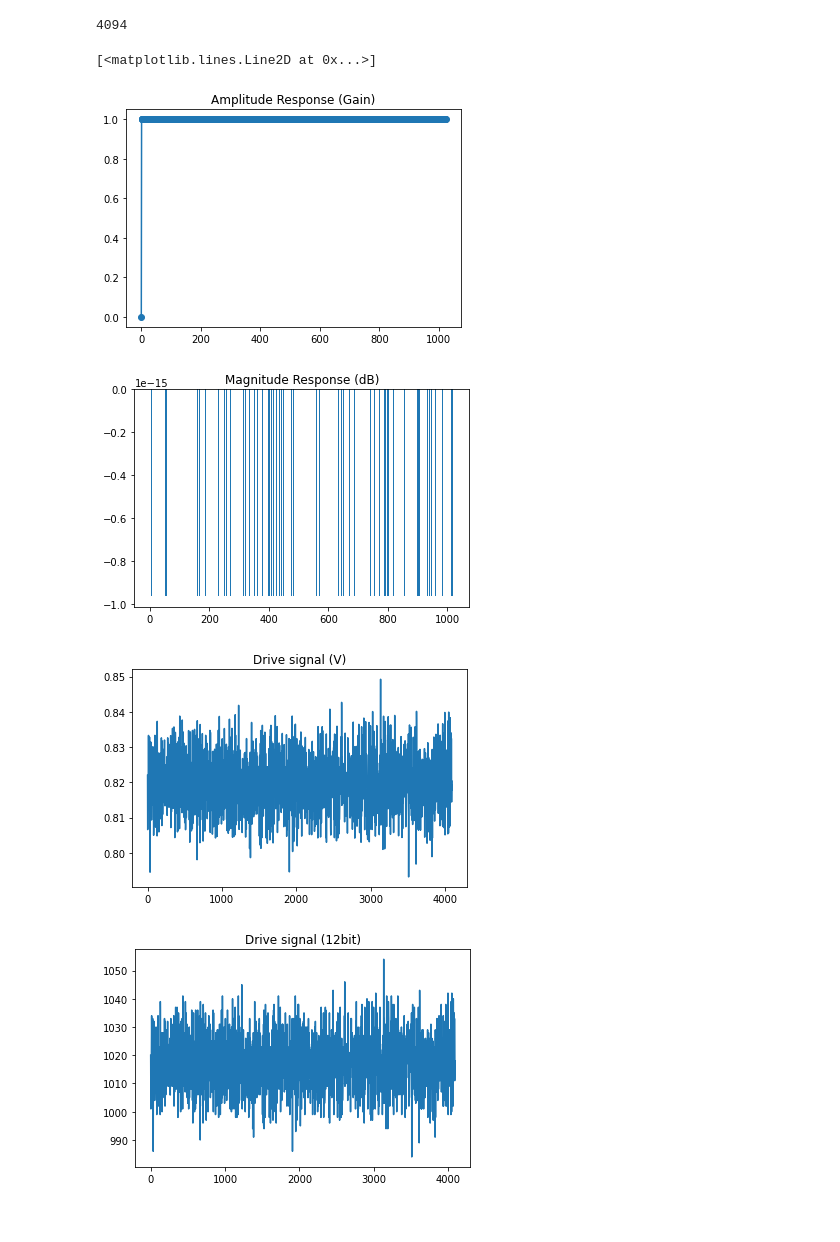
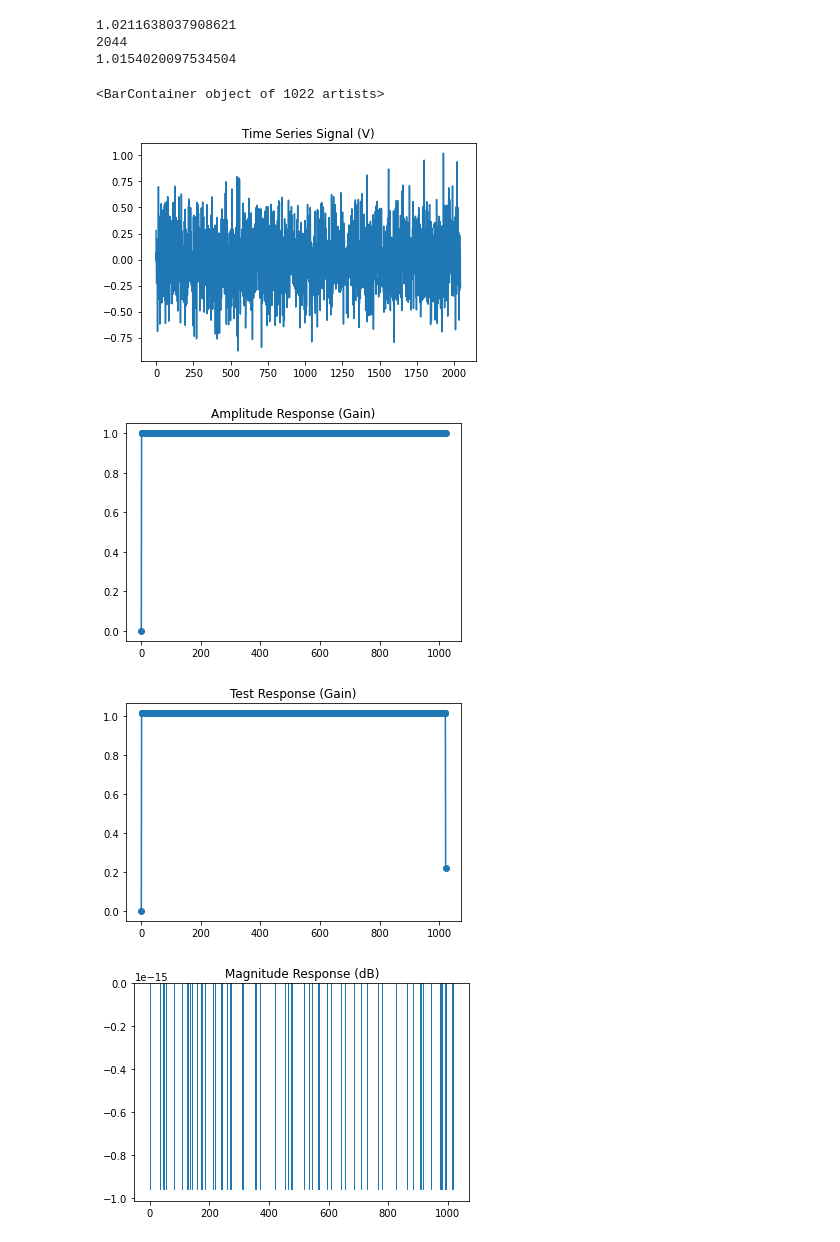
Before and after one commit to mahdiolfat/dsp, a Jupyter notebook: excited.ipynb, the cells around one changed output. Saved outputs shown, nothing was run; the diff lists cells and outputs as text; code cells hidden in the pictures.

Commit message:
generating signals and c tables

```diff
--- a/excited.ipynb
+++ b/excited.ipynb
@@ -22,17 +102,17 @@ def random_phase_multisine(N, P=1, gain=1, fs=1, process=None):
     '''
 
     if process is None:
-        process = np.random.default_rng(123)
+        process = np.random.default_rng()
 
-    #k = process.random(N - 1)
-    k = process.integers(low=1, high=N, size=N-1)
-    U = np.zeros(N * 2, dtype=np.complex128)
+    k = process.integers(low=1, high=N-1, size=N-2)
+    U = np.zeros(N - 1, dtype=np.complex128)
 
     # signal is real, so its spectrum is hermitian (negative frequencies are conjugate symmetric)
-    samples = gain * np.exp(1j * 2 * np.pi * k / N)
+    samples = gain * np.exp(1j * 2 * np.pi * k / (N - 1))
     # create oscillator bank with dc value U[0] = 0
-    U[1:N] = samples
+    U[1:] = samples
 
+    Pu = N * P - 1
     # create time domain signal
-    u = 2 * np.sqrt(UNITY_AMPLITUDE) * np.real(np.fft.irfft(U))
-    return u, U[:N]
+    u = np.sqrt((N - 1) / 2 / np.pi) * np.real(np.fft.irfft(U))
+    return u, U
@@ -50,39 +119,32 @@ def write_to_c_array(data):
 # %%
-    import matplotlib.pyplot as plt
-    N = 1024
-    u, U = random_phase_multisine(N=N)
+N = 1024
+u, U = random_phase_multisine(N=N, P=2)
+print(np.max(u))
+print(len(u))
+plt.figure()
+plt.title('Time Series Signal (V)')
+plt.plot(u)
 
-    plt.figure()
-    plt.title('Amplitude Response (Gain)')
-    plt.plot(np.abs(U), marker='o')
+plt.figure()
+plt.title('Amplitude Response (Gain)')
+plt.plot(np.abs(U), marker='o')
 
-    #plt.figure()
-    #plt.title('Test Response (Gain)')
-    #checkfft = np.fft.rfft(u, n=len(u))[:N]
-    #plt.plot(np.abs(checkfft), marker='o')
+plt.figure()
+plt.title('Test Response (Gain)')
+checkfft = np.fft.rfft(u, n=len(u)) / (4 * np.pi)
+print(np.abs(checkfft)[3])
+plt.plot(np.abs(checkfft), marker='o')
 
-    plt.figure()
-    plt.title('Magnitude Response (dB)')
-    mag = 20 * np.log10(np.abs(U[1:]))
-    plt.bar(np.arange(len(mag)), mag)
-
-    # transform to be output ready
-    u_out = u.copy()
-    u_out += BIAS
-
-    print(len(u_out))
-    dac_table = np.round(u_out * 4095 / 3.3)
-    write_to_c_array(dac_table)
-    plt.figure()
-    plt.title('Drive signal (V)')
-    plt.plot(u_out)
-    plt.figure()
-    plt.title('Drive signal (12bit)')
-    plt.plot(dac_table)
+plt.figure()
+plt.title('Magnitude Response (dB)')
+mag = 20 * np.log10(np.abs(U[1:]))
+plt.bar(np.arange(len(mag)), mag)
 # %% [output]
-4094
+1.0211638037908621
+2044
+1.0154020097534504
-[<matplotlib.lines.Line2D at 0x...>]
+<BarContainer object of 1022 artists>
-[figure, old version]
+[figure, new version]
-[figure, old version]
+[figure, new version]
-[figure, old version]
+[figure, new version]
-[figure, old version]
+[figure, new version]
```
Also changed, not shown: parts of 9 cells of this notebook, 1 other file.
